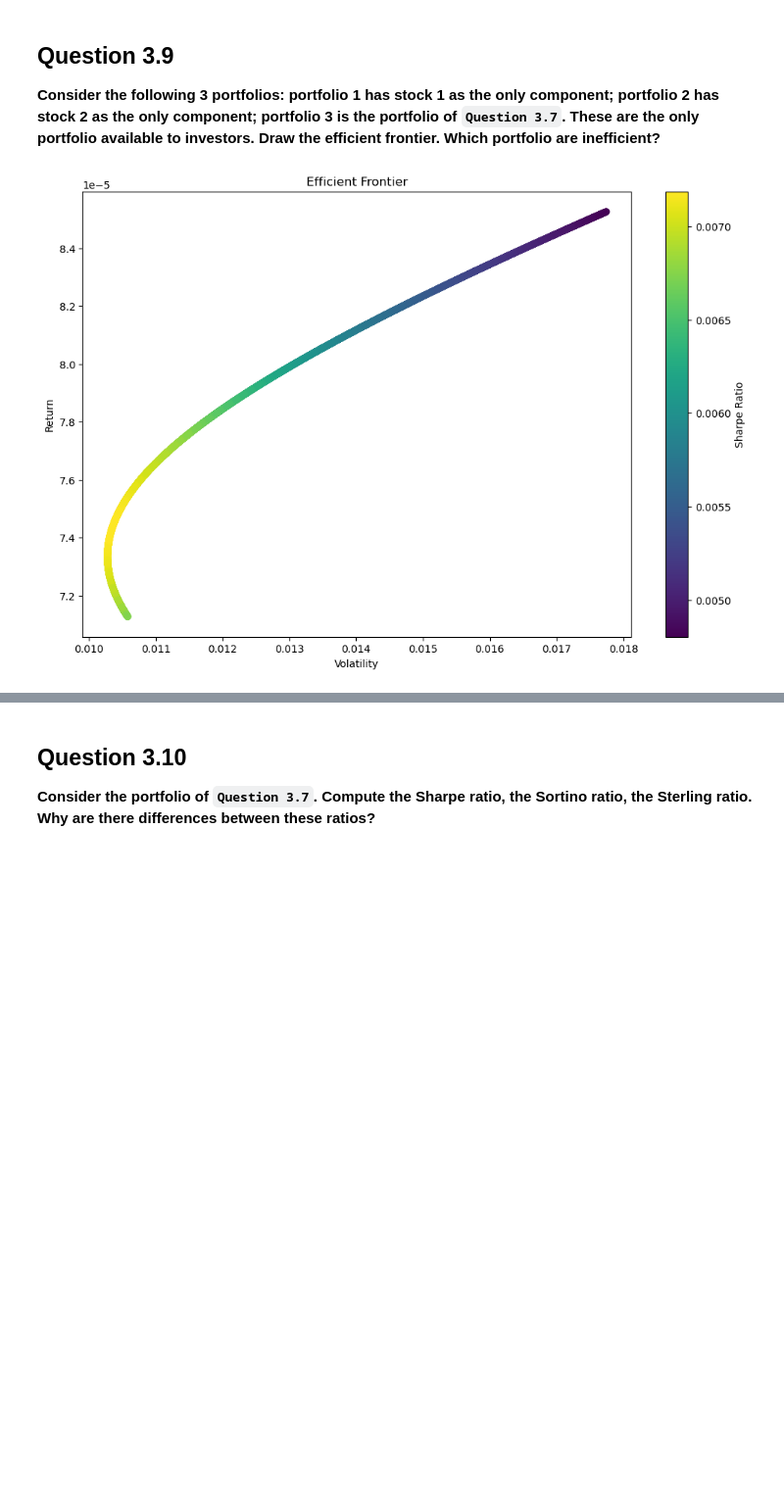
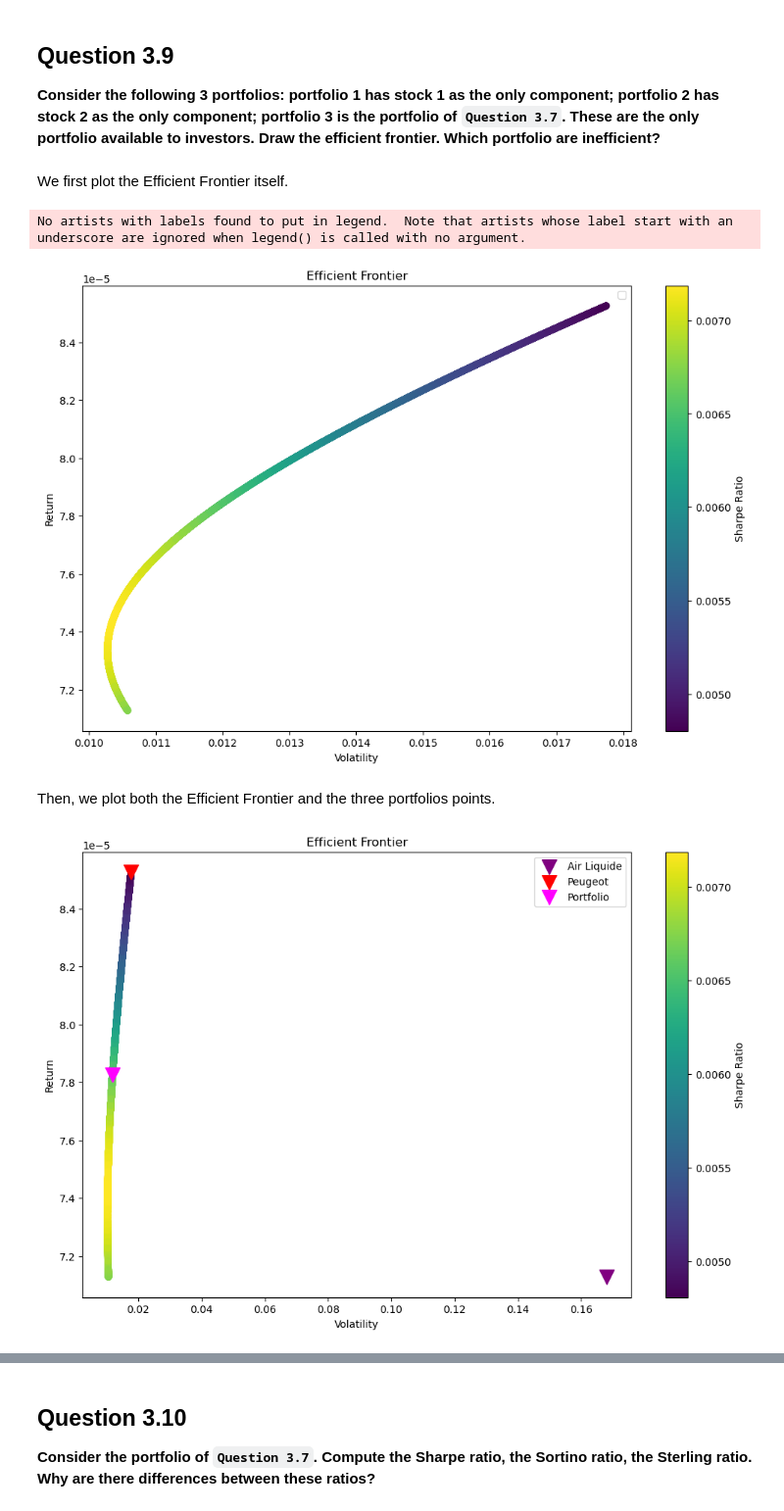
Before and after one commit to leonardohannas/MODS205_TelecomParis, a Jupyter notebook: proj.ipynb, the cells around one changed output, grey strips where cells are left out. Shown at 98% size. Saved outputs shown, nothing was run; the diff lists cells and outputs as text; code cells hidden in the pictures; blank space fills up the shorter version.

```diff
--- a/proj.ipynb
+++ b/proj.ipynb
@@ -455,6 +455,8 @@ w
 # %% [markdown]
 ## Question 3.9
 **Consider the following 3 portfolios: portfolio 1 has stock 1 as the only component; portfolio 2 has stock 2 as the only component; portfolio 3 is the portfolio of `Question 3.7`. These are the only portfolio available to investors. Draw the efficient frontier. Which portfolio are inefficient?**
+# %% [markdown]
+We first plot the Efficient Frontier itself.
 # %%
 # Combination of the daily returns into one DataFrame
 df = pd.concat([air_liquide_stock['Daily Return'], peugeot_stock['Daily Return']], axis=1)
@@ -492,6 +494,60 @@ plt.colorbar(label='Sharpe Ratio')
 plt.xlabel('Volatility')
 plt.ylabel('Return')
 plt.title('Efficient Frontier')
+
+plt.legend()
 plt.show()
 # %% [output]
+No artists with labels found to put in legend.  Note that artists whose label start with an underscore are ignored when legend() is called with no argument.
 [figure]
+# %% [markdown]
+Then, we plot both the Efficient Frontier and the three portfolios points.
+# %%
+# Combination of the daily returns into one DataFrame
+df = pd.concat([air_liquide_stock['Daily Return'], peugeot_stock['Daily Return']], axis=1)
+df.columns = ['Air Liquide', 'Peugeot']
+
+# Drop any rows with missing values
+df = df.dropna()
+
+# Mean returns and the covariance matrix of returns
+mean_returns = df.mean()
+cov_matrix = df.cov()
+
+# Number of portfolios to simulate
+num_portfolios = 10000
+
+# Initialization of the arrays to store the portfolio weights, returns and volatilities
+weights_array = np.zeros((num_portfolios, len(df.columns)))
+returns_array = np.zeros(num_portfolios)
+volatility_array = np.zeros(num_portfolios)
+
+# Simulation of the portfolios
+for i in range(num_portfolios):
+    weights = np.random.random(len(df.columns))
+    weights /= np.sum(weights)
+    returns = np.dot(weights, mean_returns)
+    volatility = np.sqrt(np.dot(weights.T, np.dot(cov_matrix, weights)))
+    weights_array[i, :] = weights
+    returns_array[i] = returns
+    volatility_array[i] = volatility
+
+# Efficient frontier plot
+plt.figure(figsize=(12, 8), dpi=100)
+plt.scatter(volatility_array, returns_array, c=returns_array/volatility_array, marker='o')
+plt.colorbar(label='Sharpe Ratio')
+plt.xlabel('Volatility')
+plt.ylabel('Return')
+plt.title('Efficient Frontier')
+
+# Plotting the additional points
+airliquide_avg = air_liquide_stock['Daily Return'].mean()
+peugeot_avg = peugeot_stock['Daily Return'].mean()
+plt.scatter(annual_std_airliquide, airliquide_avg, color='purple', label='Air Liquide', marker='v', s=200)
+plt.scatter(peugeot_std, peugeot_avg, color='red', label='Peugeot', marker='v', s=200)
+plt.scatter(std_portfolio, average_return_portfolio, color='magenta', label='Portfolio', marker='v', s=200)
+
+plt.legend()
+plt.show()
+# %% [output]
+[figure, added]
```
Also changed, not shown: parts of 1 cell of this notebook, 2 other files.
